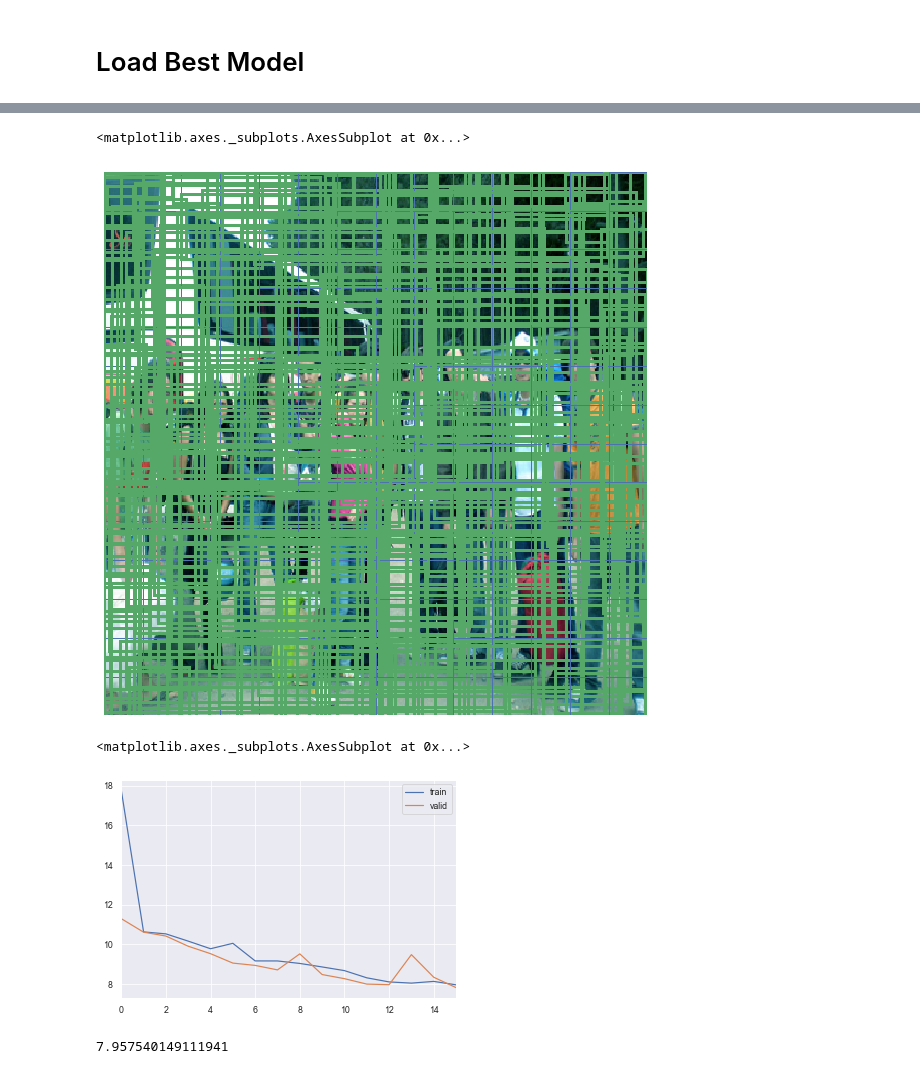
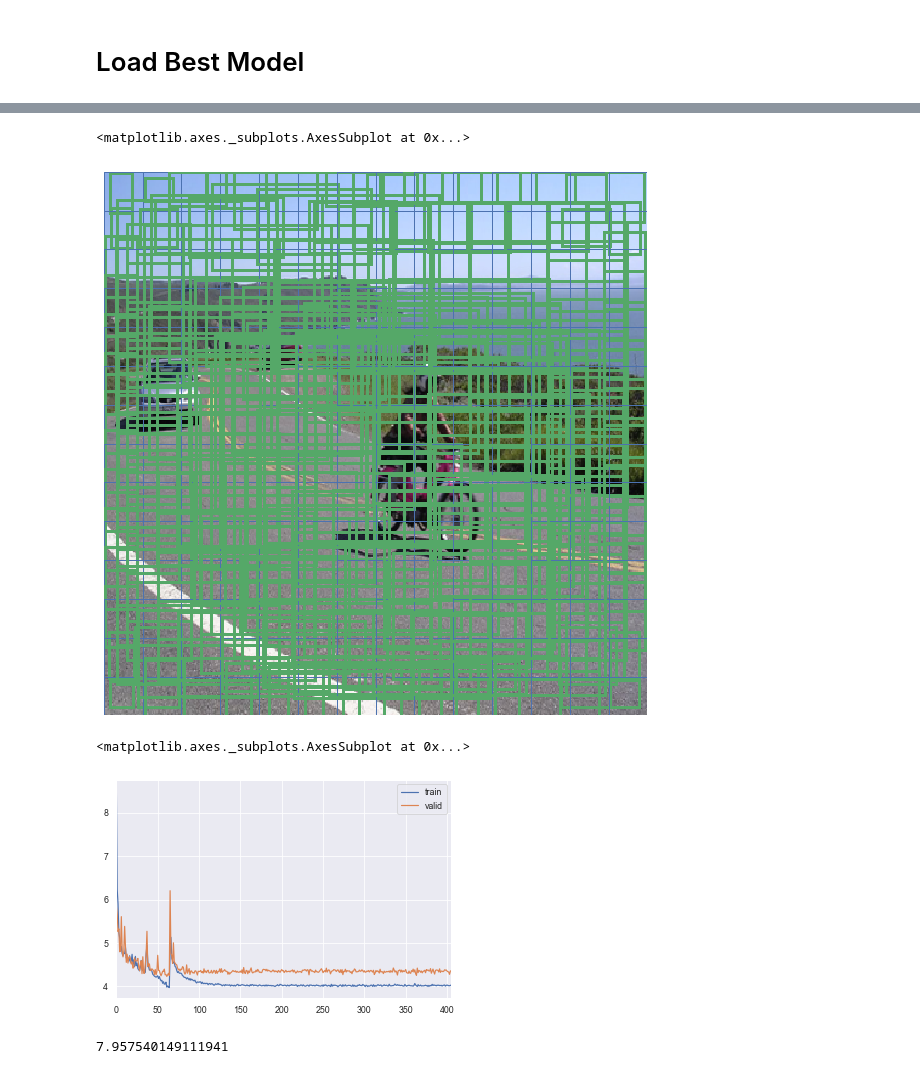
Before and after one commit to Fernandohf/Graphic-Traffic, a Jupyter notebook: train_results.ipynb, the cells around one changed output, grey strips where cells are left out. Drawn from its saved outputs; the diff is of its cells as text; code cells hidden in the pictures.

```diff
--- a/train_results.ipynb
+++ b/train_results.ipynb
@@ -31,7 +32,7 @@ optimizer = optim.Adam(model.parameters())
 scheduler = ReduceLROnPlateau(optimizer,
                               'min')
 # %%
-loaded_results = load_checkpoint('models/Epoch_97better_2019-07-24_12-25-55.model', model, optimizer, scheduler, 'cuda')
+loaded_results = load_checkpoint('models/Epoch_406worse_2019-07-25_01-29-13.model', model, optimizer, scheduler, 'cuda')
 model = loaded_results['model'].cuda()
 # %%
 img, target = next(test_dl.__iter__())
@@ -42,14 +43,14 @@ show_tensors_data(img[0], target[0])
 # %%
 pred = model(img[0:1].cuda())
-show_tensors_data(img[0], pred[0])
+show_tensors_data(img[0], pred[0], thresh=.99)
 # %% [output]
 <matplotlib.axes._subplots.AxesSubplot at 0x...>
-[figure, old version]
+[figure, new version]
 # %%
 pd.DataFrame(loaded_results['losses']).plot()
 # %% [output]
 <matplotlib.axes._subplots.AxesSubplot at 0x...>
-[figure, old version]
+[figure, new version]
 # %%
 loaded2 = load_checkpoint('models/Epoch_16better_2019-07-24_00-24-08.model', model, optimizer, scheduler, 'cuda')
 #loaded2 = load_checkpoint('models/Epoch_700worse_2019-07-24_05-06-47.model', model, optimizer, scheduler, 'cuda')
```
Also changed, not shown: parts of 2 cells of this notebook, 1 other file.
